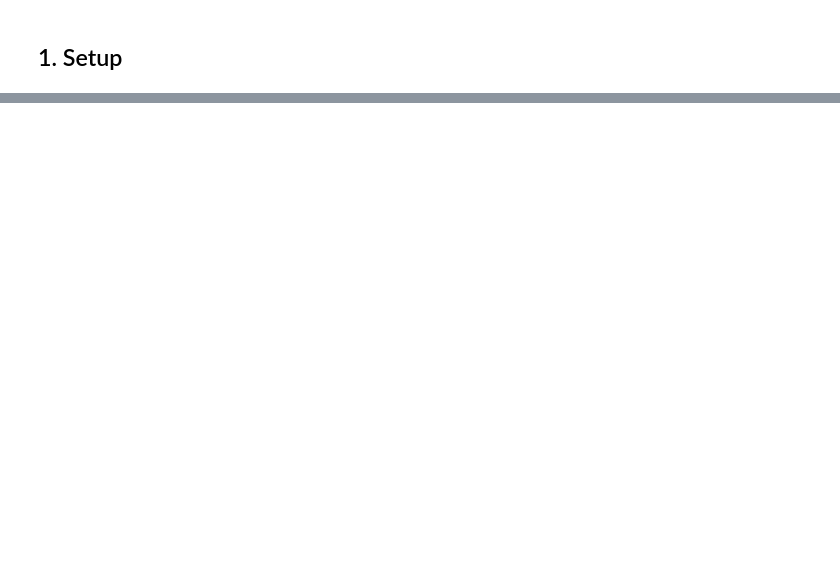
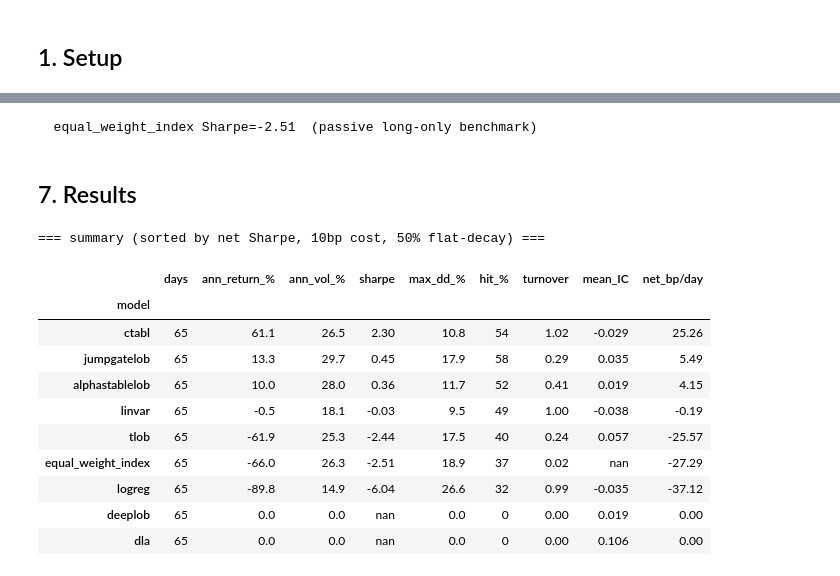
Before and after one commit to ArshiAbolghasemi/Penny, a Jupyter notebook: notebooks/stocks/portfolio_backtest.ipynb, the cells around one changed output, grey strips where cells are left out. Cells and saved outputs as stored; diff of their text form; code cells hidden in the pictures; blank space fills up the shorter version.

```diff
--- a/notebooks/stocks/portfolio_backtest.ipynb
+++ b/notebooks/stocks/portfolio_backtest.ipynb
@@ -604,0 +370,54 @@ display(cmp.sort_values("sharpe_threshold_decay", ascending=False)
+# %%
+def equal_weight_index(bt, cost_bps=COST_BPS):
+    """Passive benchmark: long-only, equal-weight (1/N) every asset in the
+    universe each day, rebalanced daily, same turnover-based cost model as
+    the model portfolios. No IC (there is no cross-sectional signal to score)."""
+    df = bt.dropna(subset=["fwd_ret"])
+    daily, prev = [], pd.Series(dtype=float)
+    for d in sorted(df["date"].unique()):
+        g = df[df["date"] == d]
+        r = g.set_index("asset")["fwd_ret"]
+        w = pd.Series(1.0 / len(r), index=r.index)         # equal weight, long-only
+        r_gross = float((w * r).sum())
+        idx = w.index.union(prev.index)
+        turnover = float(
+            (w.reindex(idx, fill_value=0.0) - prev.reindex(idx, fill_value=0.0))
+            .abs().sum()
+        )
+        r_net = r_gross - 0.5 * (cost_bps / 1e4) * turnover
+        daily.append({"date": d, "gross": r_gross, "net": r_net,
+                      "turnover": turnover, "ic": np.nan, "n": len(g)})
+        prev = w
+    return pd.DataFrame(daily)
+
+
+BENCH_TAG = "equal_weight_index"
+CURVES[BENCH_TAG] = equal_weight_index(BT)
+ROWS.append({"model": BENCH_TAG, **perf(CURVES[BENCH_TAG])})
+summary = pd.DataFrame(ROWS).set_index("model").sort_values("sharpe", ascending=False)
+print(f"  {BENCH_TAG:<16} Sharpe={perf(CURVES[BENCH_TAG])['sharpe']:+.2f}  "
+      f"(passive long-only benchmark)")
+# %% [output]
+  equal_weight_index Sharpe=-2.51  (passive long-only benchmark)
+# %% [markdown]
+## 7. Results
+# %%
+print(f"=== summary (sorted by net Sharpe, {COST_BPS:.0f}bp cost, "
+      f"{int(FLAT_DECAY * 100)}% flat-decay) ===")
+display(summary.style.background_gradient(cmap="RdYlGn", subset=["sharpe", "mean_IC"])
+        .format({"days": "{:.0f}", "ann_return_%": "{:.1f}", "ann_vol_%": "{:.1f}",
+                 "sharpe": "{:.2f}", "max_dd_%": "{:.1f}", "hit_%": "{:.0f}",
+                 "turnover": "{:.2f}", "mean_IC": "{:.3f}", "net_bp/day": "{:.2f}"}))
+# %% [output]
+=== summary (sorted by net Sharpe, 10bp cost, 50% flat-decay) ===
+|  | days | ann_return_% | ann_vol_% | sharpe | max_dd_% | hit_% | turnover | mean_IC | net_bp/day |
+| model |  |  |  |  |  |  |  |  |  |
+| ctabl | 65 | 61.1 | 26.5 | 2.30 | 10.8 | 54 | 1.02 | -0.029 | 25.26 |
+| jumpgatelob | 65 | 13.3 | 29.7 | 0.45 | 17.9 | 58 | 0.29 | 0.035 | 5.49 |
+| alphastablelob | 65 | 10.0 | 28.0 | 0.36 | 11.7 | 52 | 0.41 | 0.019 | 4.15 |
+| linvar | 65 | -0.5 | 18.1 | -0.03 | 9.5 | 49 | 1.00 | -0.038 | -0.19 |
+| tlob | 65 | -61.9 | 25.3 | -2.44 | 17.5 | 40 | 0.24 | 0.057 | -25.57 |
+| equal_weight_index | 65 | -66.0 | 26.3 | -2.51 | 18.9 | 37 | 0.02 | nan | -27.29 |
+| logreg | 65 | -89.8 | 14.9 | -6.04 | 26.6 | 32 | 0.99 | -0.035 | -37.12 |
+| deeplob | 65 | 0.0 | 0.0 | nan | 0.0 | 0 | 0.00 | 0.019 | 0.00 |
+| dla | 65 | 0.0 | 0.0 | nan | 0.0 | 0 | 0.00 | 0.106 | 0.00 |
```
Also changed, not shown: parts of 35 cells of this notebook.
